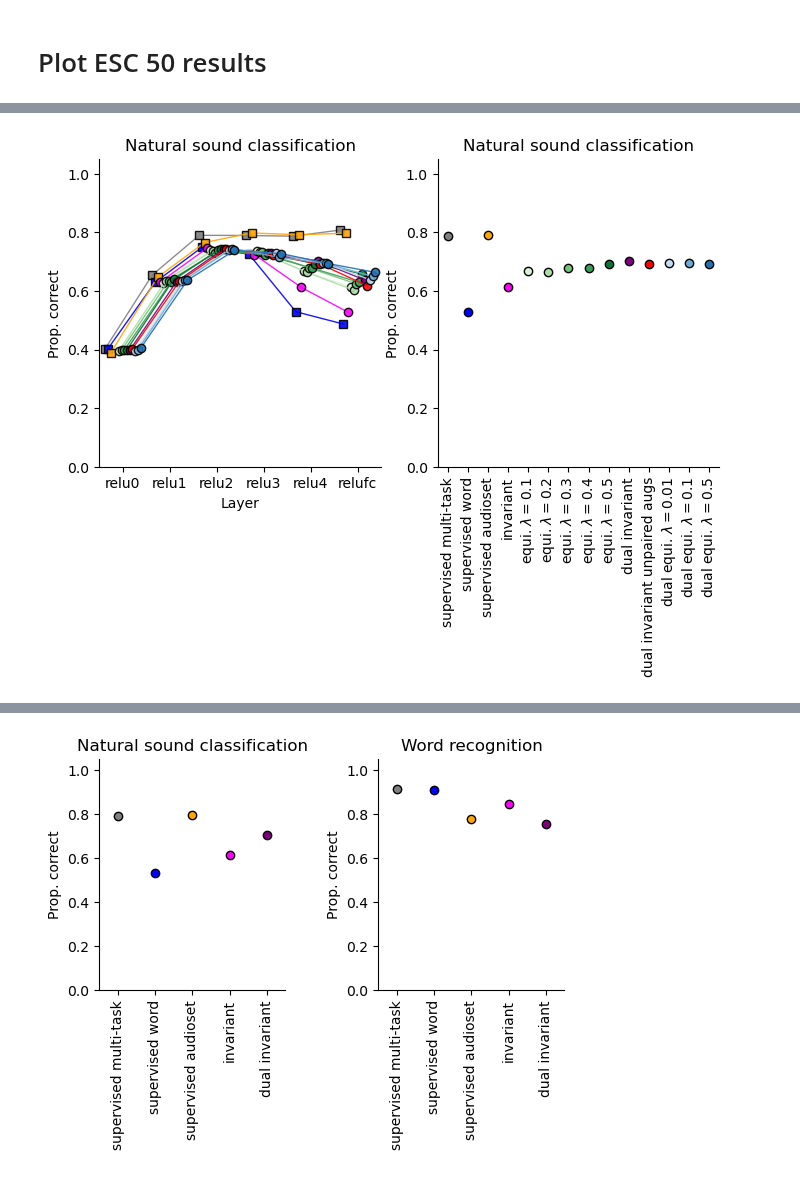
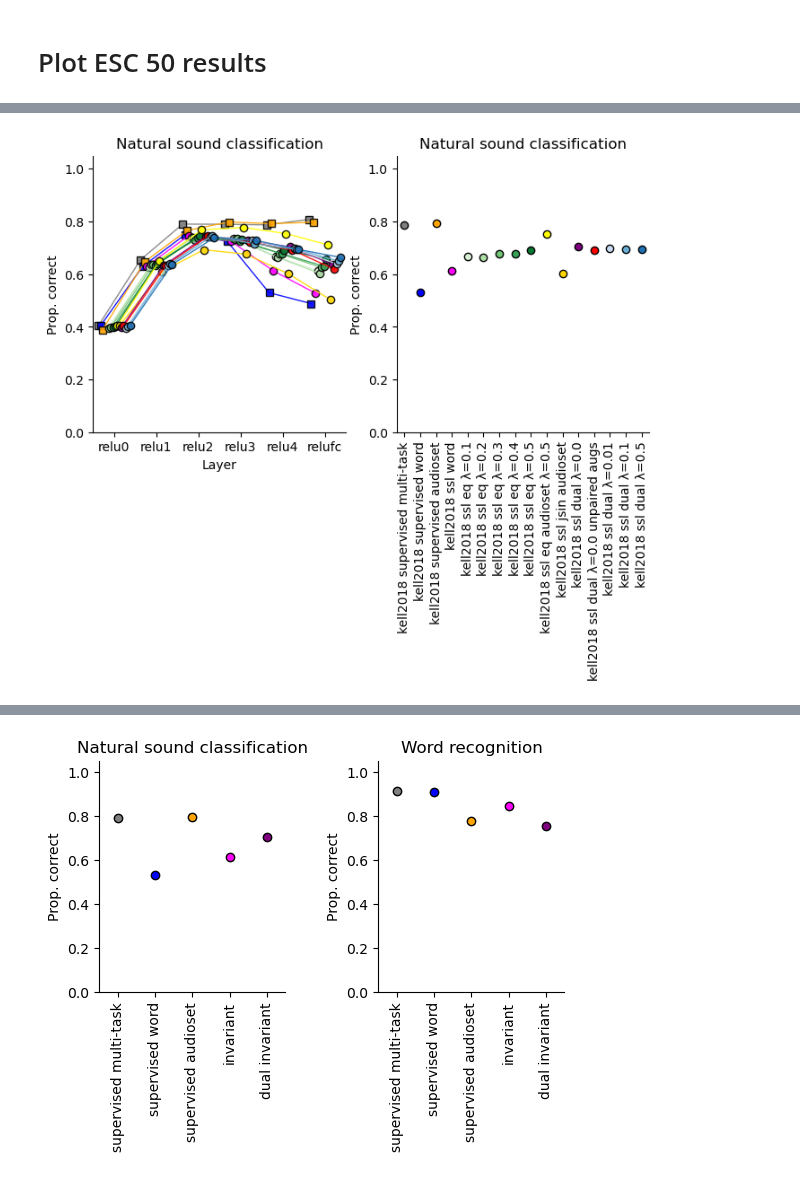
Before and after one commit to Feather-Lab/audio-ssl, a Jupyter notebook: notebooks/plot_model_performance_summary.ipynb, the cells around one changed output, grey strips where cells are left out. Saved outputs shown, nothing was run; the diff lists cells and outputs as text; code cells hidden in the pictures.

Commit message:
Update model plots and get audioset only model word task performance

```diff
--- a/notebooks/plot_model_performance_summary.ipynb
+++ b/notebooks/plot_model_performance_summary.ipynb
@@ -96,6 +176,7 @@ path_to_esc_results = Path("esc_analysis")
 all_model_results = list(path_to_esc_results.rglob("*barlow*kell2018*/saved_vars*.pickle"))
 all_model_results += list(path_to_esc_results.rglob("audioset_*/saved_vars*.pickle"))
 all_model_results += list(path_to_esc_results.rglob("resnet18_barlow*/saved_vars*.pickle"))
+all_model_results += list(path_to_esc_results.rglob("resnet50_barlow*/saved_vars*.pickle"))
 all_model_results += list(path_to_esc_results.rglob("kell2018_barlow*/saved_vars*.pickle"))
 all_model_results += list(path_to_esc_results.rglob("kell2018*/saved_vars*.pickle"))
 all_model_results += list(path_to_esc_results.rglob("word_kell2018*/saved_vars*.pickle"))
@@ -430,21 +493,29 @@ Name: overall_acc, dtype: float64
 # %%
 hue_order = [
-              'kell2018 supervised multi-task',
-              'kell2018 supervised word',
-              'kell2018 supervised audioset',
-              'kell2018 invariant',
-              'kell2018 equivariant 1e-01',
-              'kell2018 equivariant 2e-01',
-              'kell2018 equivariant 3e-01',
-              'kell2018 equivariant 4e-01',
-              'kell2018 equivariant 5e-01',
-              'kell2018 dual invariant',
-              "kell2018 dual invariant unpaired augs",
-              'kell2018 dual equivariant 1e-02',
-              'kell2018 dual equivariant 1e-01',
-              'kell2018 dual equivariant 5e-01',
-            #   'kell2018 equivariant 8e-01',
-              ]
+    # Supervised
+    'kell2018 supervised multi-task',
+    'kell2018 supervised word',
+    'kell2018 supervised audioset',
+
+    # SSL / Invariant
+    'kell2018 ssl word',
+
+    # SSL / Equivariant
+    'kell2018 ssl eq λ=0.1',
+    'kell2018 ssl eq λ=0.2',
+    'kell2018 ssl eq λ=0.3',
+    'kell2018 ssl eq λ=0.4',
+    'kell2018 ssl eq λ=0.5',
+    'kell2018 ssl eq audioset λ=0.5',
+    'kell2018 ssl jsin audioset',
+
+    # SSL / Dual
+    'kell2018 ssl dual λ=0.0',
+    'kell2018 ssl dual λ=0.0 unpaired augs',
+    'kell2018 ssl dual λ=0.01',
+    'kell2018 ssl dual λ=0.1',
+    'kell2018 ssl dual λ=0.5',
+]
 
 marker_palette = ['s' if 'supervised' in model else 'o' for model in hue_order]
 
@@ -454,24 +525,25 @@ marker_palette = ['s' if 'supervised' in model else 'o' for model in hue_order]
 hue_dict = {}
 hue_dict['kell2018 supervised word'] = 'blue'
 hue_dict['kell2018 supervised audioset'] = 'orange'
+hue_dict['kell2018 ssl eq audioset λ=0.5'] = 'yellow'
+hue_dict['kell2018 ssl jsin audioset'] = 'gold'
 hue_dict['kell2018 supervised multi-task'] = 'grey'
-hue_dict['kell2018 invariant'] = 'magenta'
-hue_dict['kell2018 dual invariant'] = 'purple'
-hue_dict['kell2018 dual invariant unpaired augs'] = 'red'
+hue_dict['kell2018 ssl word'] = 'magenta'
+hue_dict['kell2018 ssl dual λ=0.0'] = 'purple'
+hue_dict['kell2018 ssl dual λ=0.0 unpaired augs'] = 'red'
 # hue_dict['kell2018 dual equivariant 5e-01'] = 'olive'
 
-model_names_for_x = []
 
-for name in hue_order:
-    name = name.replace('kell2018 ', '')
-    if "e-0" in name:
-        lmbda = name.split(' ')[-1]
-        if 'dual' in name:
-            name = f"dual equi. $\\lambda=${float(lmbda)}"
-        else:
-            name = f"equi. $\\lambda=${float(lmbda)}"
+# for name in hue_order:
+#     name = name.replace('kell2018 ', '')
+#     if "e-0" in name:
+#         lmbda = name.split(' ')[-1]
+#         if 'dual' in name:
+#             name = f"dual equi. $\\lambda=${float(lmbda)}"
+#         else:
+#             name = f"equi. $\\lambda=${float(lmbda)}"
 
-    model_names_for_x.append(name)
+#     model_names_for_x.append(name)
 
 
 
@@ -515,32 +587,32 @@ g = sns.pointplot(data=esc_50_to_plot,
                 lw=1, ms=6
                 #  height=4,
                  )
 g.set(ylim=(0, 1.05), title="Natural sound classification", ylabel='Prop. correct', xlabel='Layer')
 
 test_layers = ['relu4', 'final', 'avgpool']
 
 to_plot = esc_50_to_plot[(esc_50_to_plot.model_name.isin(hue_order)) & esc_50_to_plot.test_layer.isin(test_layers)]
 to_plot = to_plot[~((to_plot.model_name.str.contains('kell')) & to_plot.test_layer.str.contains('avgpool'))]
 # models_for_esc = ['kell2018 supervised word', 'kell2018 supervised multi-task', 'byol-a ']
 # esc_50_to_plot = esc_50_to_plot[esc_50_to_plot.model_name.str.contains('kell2018|byola')]
 g = sns.pointplot(data=to_plot,
                 order=hue_order,
                 x='model_name',
                 y='overall_acc',
                 # col='arch_class',
                 hue="model_name",
                 palette=hue_dict,
                 # markers=marker_palette,
                 # hue_order=hue_order,
                 # height=4,
                 ax = axes[1],
                 mec='k',
                 mew=1,
                 lw=1, ms=6
                 )
 
-g.set_xticklabels(labels=model_names_for_x, rotation=90, ) #ha='right', rotation_mode='anchor')
+g.set_xticklabels(labels=hue_order, rotation=90, ) #ha='right', rotation_mode='anchor')
 g.set(ylim=(0., 1.05), title="Natural sound classification", ylabel='Prop. correct', xlabel='')
 sns.despine()
 # %% [output]
-[figure, old version]
+[figure, new version]
```
Also changed, not shown: parts of 6 cells of this notebook, 8 other files.
